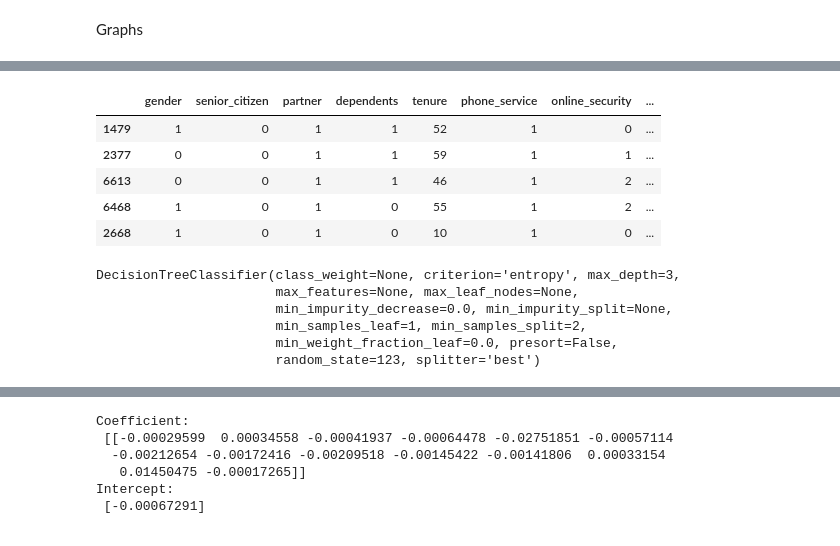
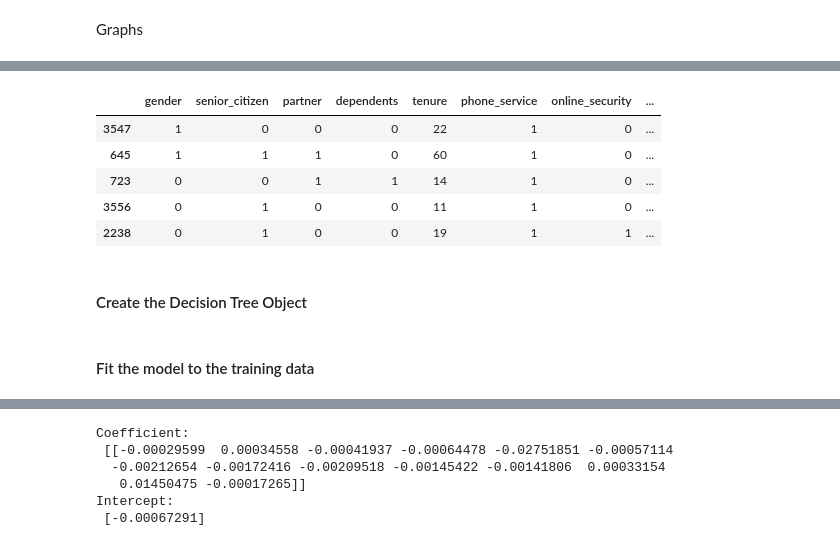
Before and after one commit to Mattsantos541/Telco-Regression-Project, a Jupyter notebook: Telco Classification project.ipynb, the cells around one changed output, grey strips where cells are left out. Cells and saved outputs as stored; diff of their text form; code cells hidden in the pictures.

Commit message:
cleaned notebook, had to correct several models

```diff
--- a/Telco Classification project.ipynb
+++ b/Telco Classification project.ipynb
@@ -336,3 +315,4 @@ dfmvp['streaming_tv']= dfmvp['streaming_tv'].replace({'Yes':1,'No':0,'No interne
 dfmvp['streaming_movies']= dfmvp['streaming_movies'].replace({'Yes':1,'No':0,'No internet service':2})
 dfmvp['paperless_billing']=dfmvp['paperless_billing'].replace({'Yes':1,'No':0})
 dfmvp['gender']= dfmvp['gender'].replace({'Male':1,'Female':0})
+dfmvp['churn']=dfmvp['churn'].replace({'Yes':1, 'No':0})
@@ -370,16 +332,16 @@ dfmvp.head()
 # %%
 train2, test2= split_scale.split_my_data(dfmvp, train_ratio=0.8, seed=123)
 # %%
-X2 = df[['gender','senior_citizen', 'partner', 'dependents', 'tenure', 'phone_service', 'online_security', 'device_protection', 'tech_support', 'streaming_tv', 'streaming_movies', 'paperless_billing', 'monthly_charges', 'total_charges',
+X2 = dfmvp[['gender','senior_citizen', 'partner', 'dependents', 'tenure', 'phone_service', 'online_security', 'device_protection', 'tech_support', 'streaming_tv', 'streaming_movies', 'paperless_billing', 'monthly_charges', 'total_charges',
     ]]
-y2 = df[['churn']]
+y2 = dfmvp[['churn']]
 X_train2, X_test2, y_train2, y_test2 = train_test_split(X2, y2, test_size = .30, random_state = 123)
 
 X_train2.head()
 # %% [output]
 |  | gender | senior_citizen | partner | dependents | tenure | phone_service | online_security | ... |
-| 1479 | 1 | 0 | 1 | 1 | 52 | 1 | 0 | ... |
-| 2377 | 0 | 0 | 1 | 1 | 59 | 1 | 1 | ... |
-| 6613 | 0 | 0 | 1 | 1 | 46 | 1 | 2 | ... |
-| 6468 | 1 | 0 | 1 | 0 | 55 | 1 | 2 | ... |
-| 2668 | 1 | 0 | 1 | 0 | 10 | 1 | 0 | ... |
+| 3547 | 1 | 0 | 0 | 0 | 22 | 1 | 0 | ... |
+| 645 | 1 | 1 | 1 | 0 | 60 | 1 | 0 | ... |
+| 723 | 0 | 0 | 1 | 1 | 14 | 1 | 0 | ... |
+| 3556 | 0 | 1 | 0 | 0 | 11 | 1 | 0 | ... |
+| 2238 | 0 | 1 | 0 | 0 | 19 | 1 | 1 | ... |
@@ -390,10 +348,2 @@ clf2 = DecisionTreeClassifier(criterion='entropy', max_depth=3, random_state=123
-# %%
-#Fit the model to the training data
-clf2.fit(X_train2, y_train2)
-# %% [output]
-DecisionTreeClassifier(class_weight=None, criterion='entropy', max_depth=3,
-                       max_features=None, max_leaf_nodes=None,
-                       min_impurity_decrease=0.0, min_impurity_split=None,
-                       min_samples_leaf=1, min_samples_split=2,
-                       min_weight_fraction_leaf=0.0, presort=False,
-                       random_state=123, splitter='best')
+# %% [markdown]
+#### Create the Decision Tree Object
@@ -399,0 +352,2 @@ DecisionTreeClassifier(class_weight=None, criterion='entropy', max_depth=3,
+# %% [markdown]
+#### Fit the model to the training data
```
Also changed, not shown: parts of 105 cells of this notebook, 1 other file.
